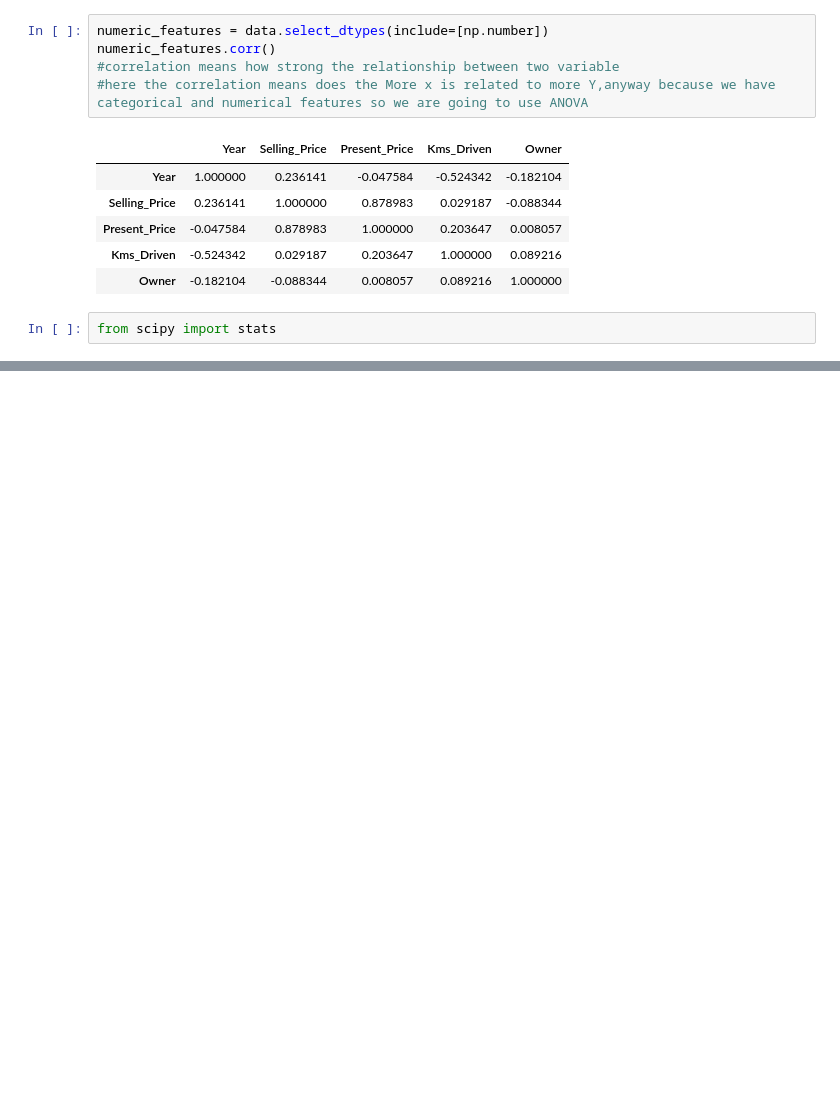
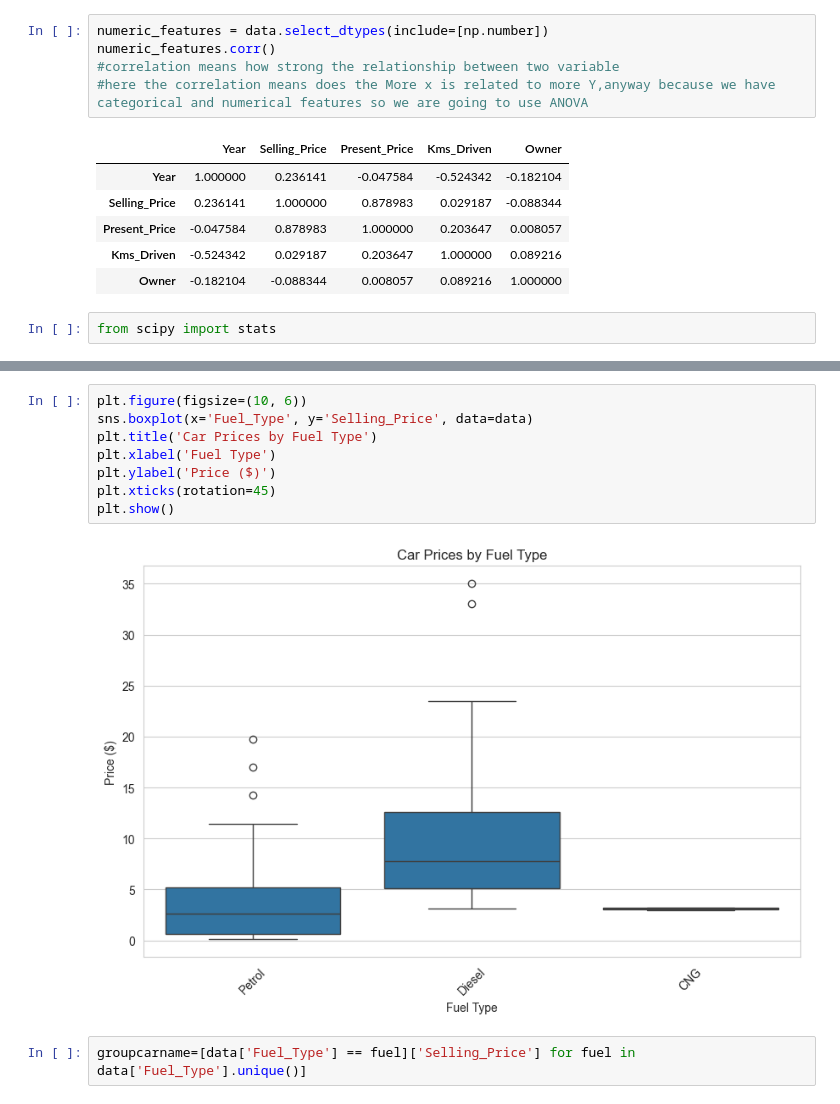
Before and after one commit to jihane01/Cars-price-prediction, a Jupyter notebook: car-price-prediction.ipynb, the cells around one changed output, grey strips where cells are left out. Cells and saved outputs as stored; diff of their text form; blank space fills up the shorter version.

```diff
--- a/car-price-prediction.ipynb
+++ b/car-price-prediction.ipynb
@@ -97,0 +141,12 @@ NameError: name 'car_dataset' is not defined
+# %%
+plt.figure(figsize=(10, 6))
+sns.boxplot(x='Fuel_Type', y='Selling_Price', data=data)
+plt.title('Car Prices by Fuel Type')
+plt.xlabel('Fuel Type')
+plt.ylabel('Price ($)')
+plt.xticks(rotation=45)
+plt.show()
+# %% [output]
+[figure, added]
+# %%
+groupcarname=[data['Fuel_Type'] == fuel]['Selling_Price'] for fuel in data['Fuel_Type'].unique()]
```
Also changed, not shown: parts of 6 cells of this notebook.
